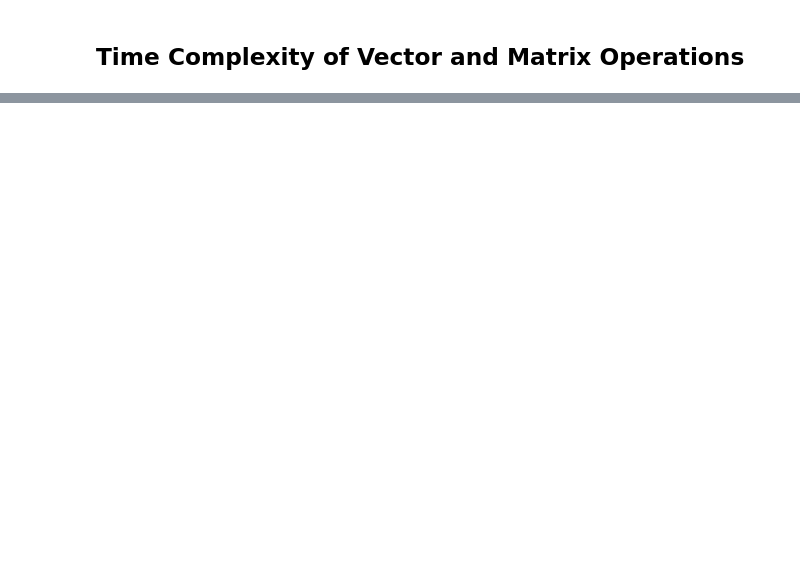
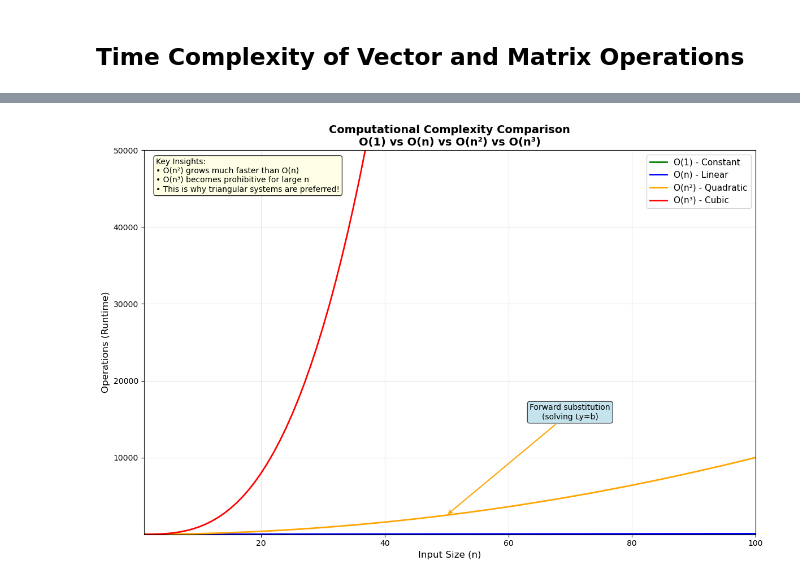
Before and after one commit to jwjohnson314/linear-algebra-book, a Jupyter notebook: _build/jupyter_execute/computation.ipynb, the cells around one changed output, grey strips where cells are left out. Drawn from its saved outputs; the diff is of its cells as text; code cells hidden in the pictures; blank space fills up the shorter version.

Commit message:
added computation

```diff
--- a/_build/jupyter_execute/computation.ipynb
+++ b/_build/jupyter_execute/computation.ipynb
@@ -101,0 +184,99 @@ KeyboardInterrupt:
+# %%
+import matplotlib.pyplot as plt
+import numpy as np
+
+# Create array of n values
+n = np.arange(1, 101)
+
+# Define the complexity functions
+O_1 = np.ones_like(n)  # O(1) - constant
+O_n = n               # O(n) - linear
+O_n2 = n**2          # O(n^2) - quadratic
+O_n3 = n**3          # O(n^3) - cubic
+
+# Create the plot
+plt.figure(figsize=(12, 8))
+
+# Plot each complexity class
+plt.plot(n, O_1, label='O(1) - Constant', linewidth=2, color='green')
+plt.plot(n, O_n, label='O(n) - Linear', linewidth=2, color='blue')
+plt.plot(n, O_n2, label='O(n²) - Quadratic', linewidth=2, color='orange')
+plt.plot(n, O_n3, label='O(n³) - Cubic', linewidth=2, color='red')
+
+# Customize the plot
+plt.xlabel('Input Size (n)', fontsize=12)
+plt.ylabel('Operations (Runtime)', fontsize=12)
+plt.title('Computational Complexity Comparison\nO(1) vs O(n) vs O(n²) vs O(n³)', fontsize=14, fontweight='bold')
+plt.legend(fontsize=11, loc='upper right')
+plt.grid(True, alpha=0.3)
+
+# Set axis limits for better visualization
+plt.xlim(1, 100)
+plt.ylim(1, 50000)
+
+# Add annotations to highlight key differences
+plt.annotate('Forward substitution\n(solving Ly=b)',
+             xy=(50, 2500), xytext=(70, 15000),
+             arrowprops=dict(arrowstyle='->', color='orange', lw=1.5),
+             fontsize=10, ha='center',
+             bbox=dict(boxstyle="round,pad=0.3", facecolor='lightblue', alpha=0.7))
+
+plt.annotate('Gaussian elimination\n(general system)',
+             xy=(40, 64000), xytext=(25, 35000),
+             arrowprops=dict(arrowstyle='->', color='red', lw=1.5),
+             fontsize=10, ha='center',
+             bbox=dict(boxstyle="round,pad=0.3", facecolor='lightcoral', alpha=0.7))
+
+# Add text box with key insights
+textstr = '''Key Insights:
+• O(n²) grows much faster than O(n)
+• O(n³) becomes prohibitive for large n
+• This is why triangular systems are preferred!'''
+props = dict(boxstyle='round', facecolor='lightyellow', alpha=0.8)
+plt.text(0.02, 0.98, textstr, transform=plt.gca().transAxes, fontsize=10,
+         verticalalignment='top', bbox=props)
+
+plt.tight_layout()
+plt.show()
+
+# Create a second plot with logarithmic scale for better comparison
+plt.figure(figsize=(12, 8))
+
+plt.loglog(n, O_1, label='O(1) - Constant', linewidth=3, color='green')
+plt.loglog(n, O_n, label='O(n) - Linear', linewidth=3, color='blue')
+plt.loglog(n, O_n2, label='O(n²) - Quadratic', linewidth=3, color='orange')
+plt.loglog(n, O_n3, label='O(n³) - Cubic', linewidth=3, color='red')
+
+plt.xlabel('Input Size (n)', fontsize=12)
+plt.ylabel('Operations (Runtime)', fontsize=12)
+plt.title('Computational Complexity Comparison (Log-Log Scale)\nClearly Shows the Growth Rate Differences', fontsize=14, fontweight='bold')
+plt.legend(fontsize=11)
+plt.grid(True, alpha=0.3)
+
+# Add slope indicators for log-log plot
+plt.annotate('Slope = 0', xy=(50, 1), xytext=(70, 0.5),
+             arrowprops=dict(arrowstyle='->', color='green', lw=1.5),
+             fontsize=10, ha='center')
+plt.annotate('Slope = 1', xy=(50, 50), xytext=(30, 20),
+             arrowprops=dict(arrowstyle='->', color='blue', lw=1.5),
+             fontsize=10, ha='center')
+plt.annotate('Slope = 2', xy=(50, 2500), xytext=(20, 1000),
+             arrowprops=dict(arrowstyle='->', color='orange', lw=1.5),
+             fontsize=10, ha='center')
+plt.annotate('Slope = 3', xy=(50, 125000), xytext=(30, 50000),
+             arrowprops=dict(arrowstyle='->', color='red', lw=1.5),
+             fontsize=10, ha='center')
+
+plt.tight_layout()
+plt.show()
+
+# Print some concrete examples
+print("Runtime Comparison for Different Input Sizes:")
+print("=" * 50)
+sizes = [10, 50, 100, 500, 1000]
+print(f"{'n':>6} {'O(1)':>10} {'O(n)':>10} {'O(n²)':>12} {'O(n³)':>15}")
+print("-" * 55)
+for n_val in sizes:
+    print(f"{n_val:>6} {1:>10} {n_val:>10} {n_val**2:>12,} {n_val**3:>15,}")
+# %% [output]
+[figure, added]
```
Also changed, not shown: parts of 17 cells of this notebook, 25 other files.
